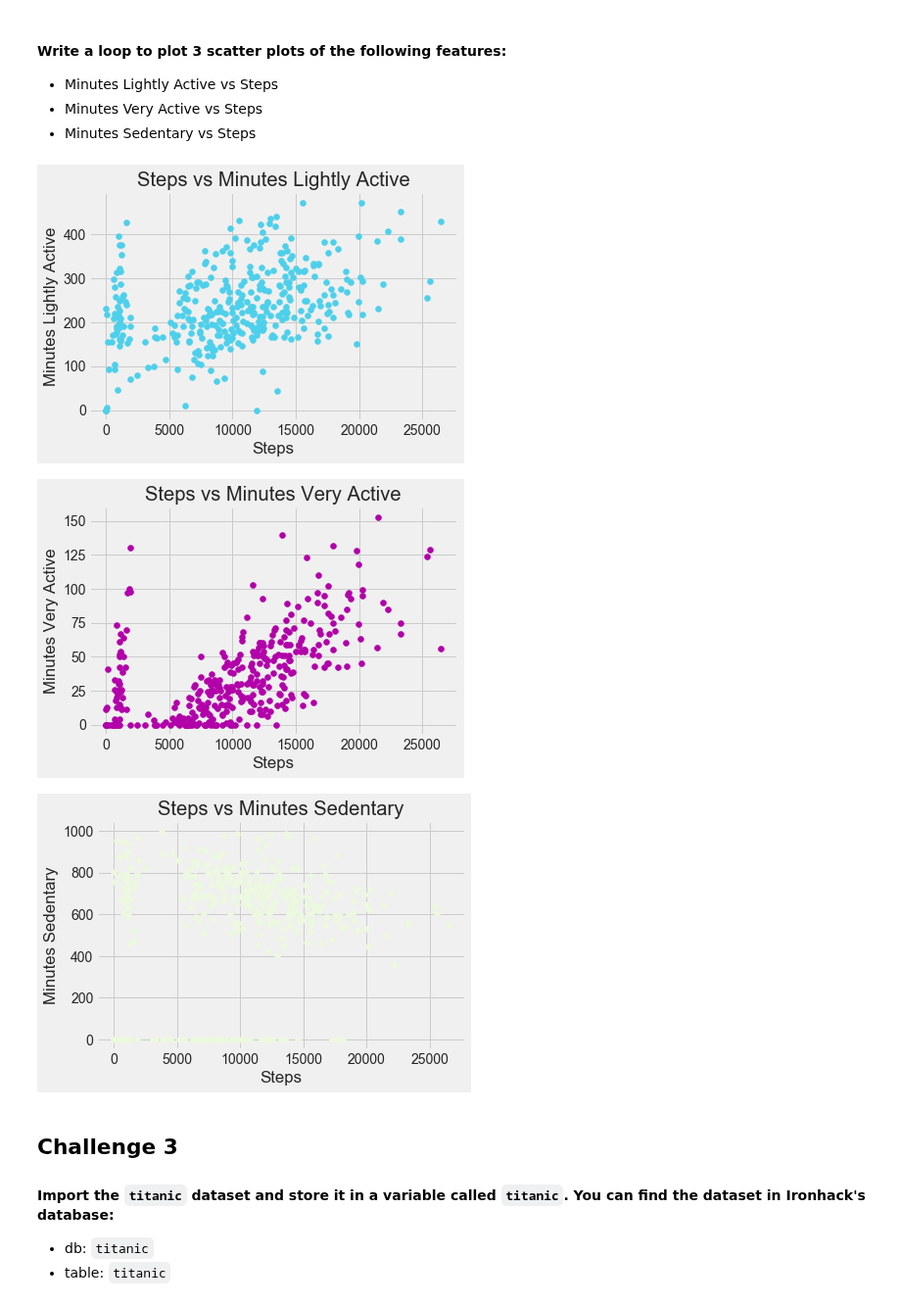
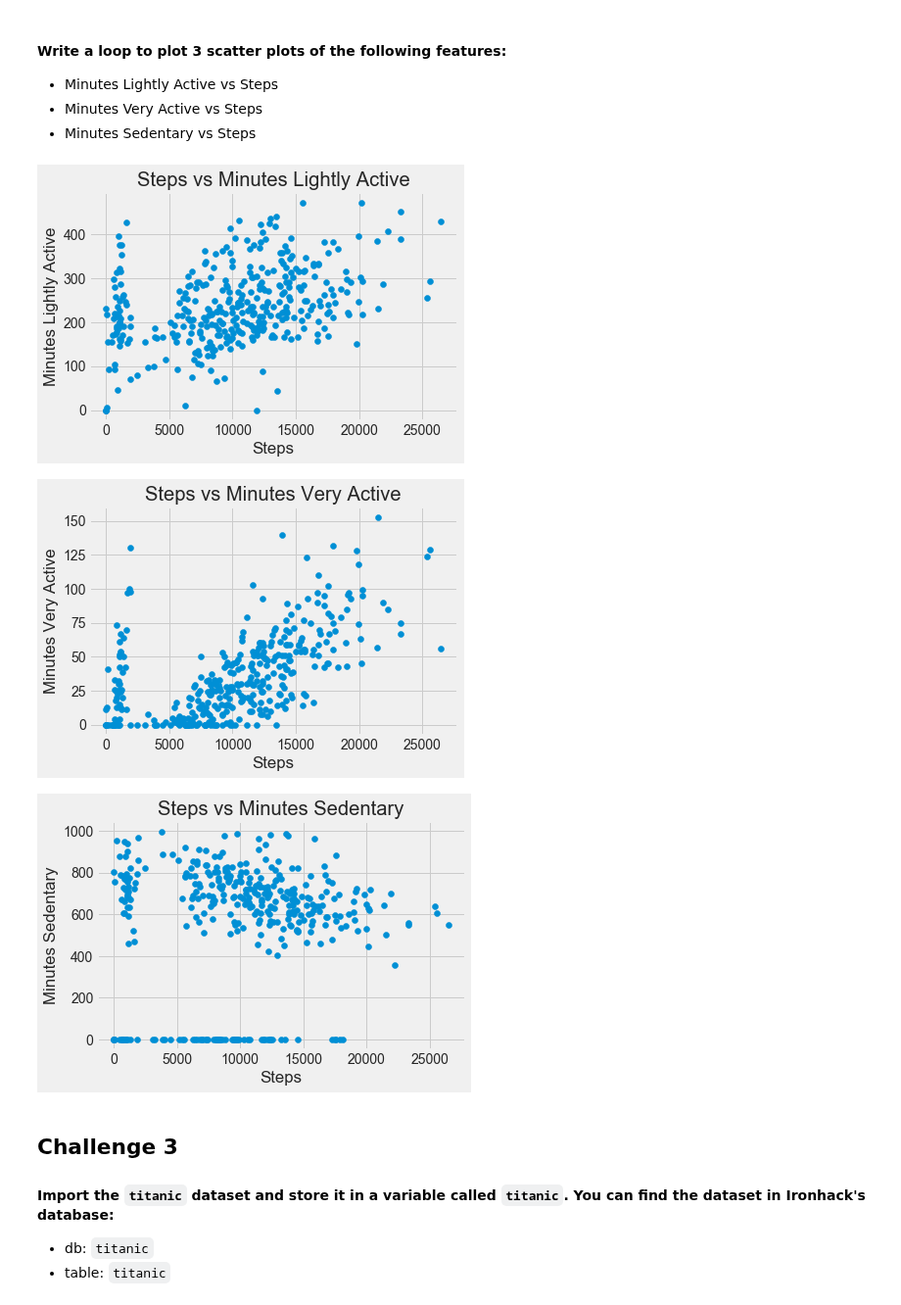
Before and after one commit to ta-data-lis/lab-matplotlib-seaborn, a Jupyter notebook: your-code/main.ipynb, the cells around one changed output. Shown at 98% size. Drawn from its saved outputs; the diff is of its cells as text; code cells hidden in the pictures.

```diff
--- a/your-code/main.ipynb
+++ b/your-code/main.ipynb
@@ -273,17 +273,17 @@ The frameon kwarg was deprecated in Matplotlib 3.1 and will be removed in 3.3. U
 # %%
 # your code here
 columns = ["Minutes Lightly Active", "Minutes Very Active", "Minutes Sedentary"]
 
 for col in columns:
     plt.figure()
     plt.title("Steps vs " + col)
     plt.xlabel("Steps")
     plt.ylabel(col)
-    plt.scatter(fitbit["Steps"], fitbit[col], color = np.random.rand(3,))
+    plt.scatter(fitbit["Steps"], fitbit[col])
 # %% [output]
-[figure, old version]
+[figure, new version]
-[figure, old version]
+[figure, new version]
-[figure, old version]
+[figure, new version]
 # %% [markdown]
 ## Challenge 3
 
```
